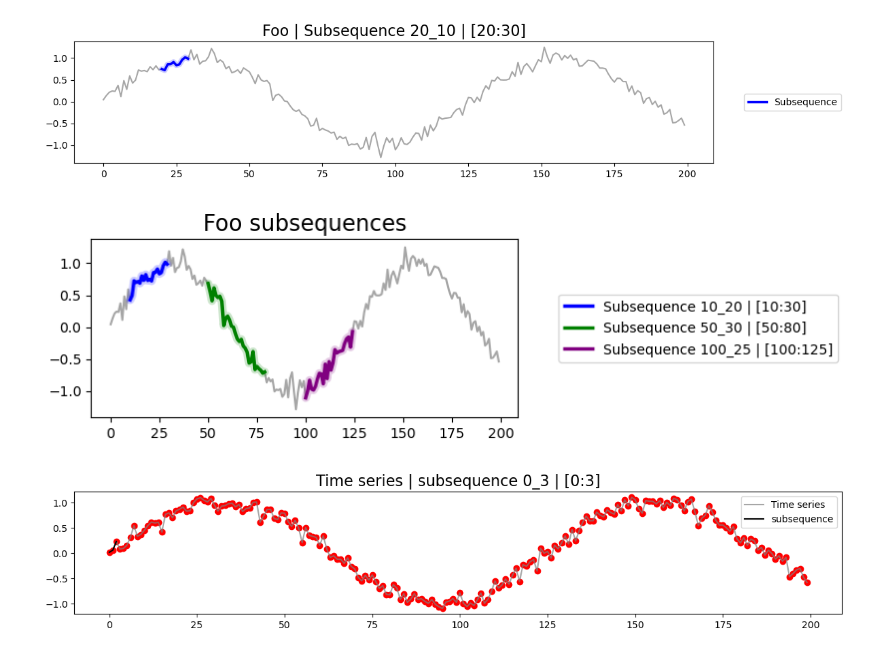
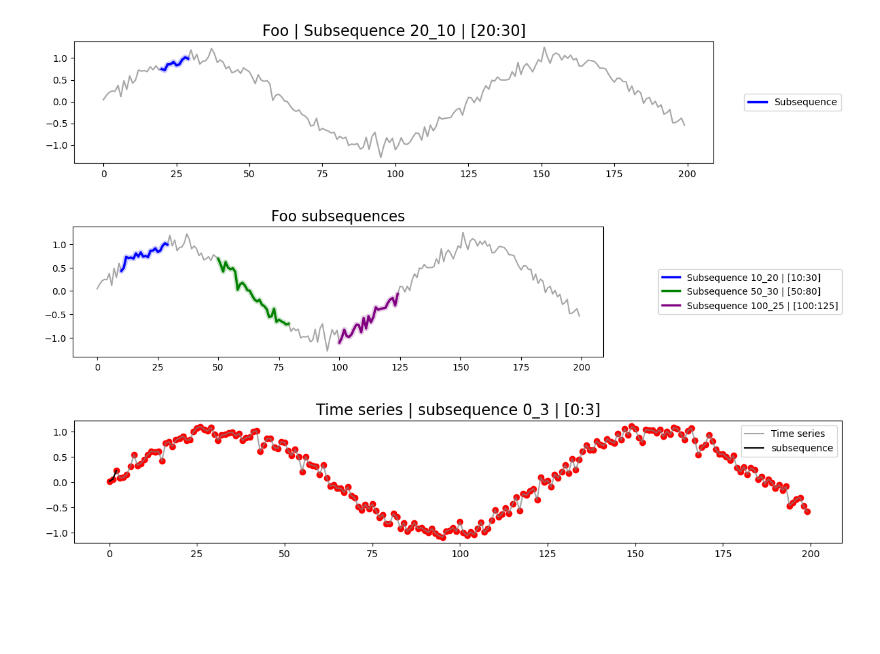
Before and after one commit to vrodriguezf/deepvats, a Jupyter notebook: nbs/mplots.ipynb, the cells around one changed output. Cells and saved outputs as stored; diff of their text form; code cells hidden in the pictures; blank space fills up the shorter version.

```diff
--- a/nbs/mplots.ipynb
+++ b/nbs/mplots.ipynb
@@ -445,7 +445,7 @@ def plot_subsequences_subsequences(
         end_idx   = i + length
         if verbose > 1:
             ut.print_flush(f"Subsequence {idx} | {len(sequence_i)} | {len(sequences_info)}")
-        s_label = "Subsequence" if len(sequence_i) == 1 else sequences_info[idx]
+        s_label = sequences_info[idx]
         if verbose > 1:
             ut.print_flush(f"Subsequence {idx} | {s_label}")
         if highlight:
@@ -533,9 +533,14 @@ def plot_subsequence(
     plot_format     : str = "svg",
     plot_resolution : int = 1,
     legend_loc      : str = None,
-    fig_size        : Tuple [ float, float ] =(12, 2.59),
-    anchor_pos  : Tuple [ float, float ] = None
+    fig_size        : Tuple [ float, float ] = (12, 2.59),
+    anchor_pos      : Tuple [ float, float ] = None,
+    anchor_right    : float = None,
+    anchor_left     : float = None,
+    anchor_bottom   : float = None,
+    anchor_top      : float = None
 ) -> None:
+
     """
     Plots a time series with highlighted subsequences.
     """
@@ -562,14 +567,21 @@ def plot_subsequence(
     else:
         plot_subsequences_configure_legend(axs, legend_loc, legend_size, anchor_pos)
 
-    plt.tight_layout()
+    if anchor_pos:
+        anchor_left = anchor_left if anchor_left is not None else 0.1 if anchor_right is None else 1-anchor_right
+        anchor_right = anchor_right if anchor_right is not None else 0.9 if anchor_left is None else 1-anchor_left
+        anchor_bottom = anchor_bottom if anchor_bottom is not None else 0.1 if anchor_top is None else 1-anchor_top
+        anchor_top = anchor_top if anchor_top is not None else 0.9 if anchor_bottom is None else 1- anchor_bottom
+        plt.subplots_adjust(right=anchor_right, left = anchor_left, bottom = anchor_bottom, top = anchor_top)  # Ajusta el margen derecho si la leyenda está fuera
+    else:
+        plt.tight_layout()  # Usa ajuste automático si no hay una leyenda externa
 
     if save_plot:
         plot_path = os.path.expanduser(plot_path)
         if plot_name == "":
             plot_name = 'highlighted_subsequences'
         plot_path = os.path.join(plot_path, plot_name + "." + plot_format)
-        plt.savefig(plot_path, format=plot_format, dpi=100 * plot_resolution)
+        plt.savefig(plot_path, format=plot_format, dpi=100 * plot_resolution, bbox_inches = "tight")
 
     plt.show()
 
@@ -604,21 +616,21 @@ plot_subsequence(
 # %%
 #| hide
 plot_subsequence(
     TA=foo,
     sequence_i=[10, 50, 100],
     subsequence_len=[20, 30, 25],
     color=['blue', 'green', 'purple'],
     resalt=[True, True, True],
     dots = False,
     verbose = 0,
     TA_name = "Foo",
     sequence_flag = False,
     legend_loc = "center right",
     fig_size = (12, 2.59),
-    anchor_pos = (1.75, 0.5)
+    anchor_pos = (1.45, 0.5)
 )
 # %% [output]
-[figure, old version]
+[figure, new version]
 # %%
 #| hide
 plot_subsequence(
```
Also changed, not shown: parts of 2 cells of this notebook, 21 other files.
